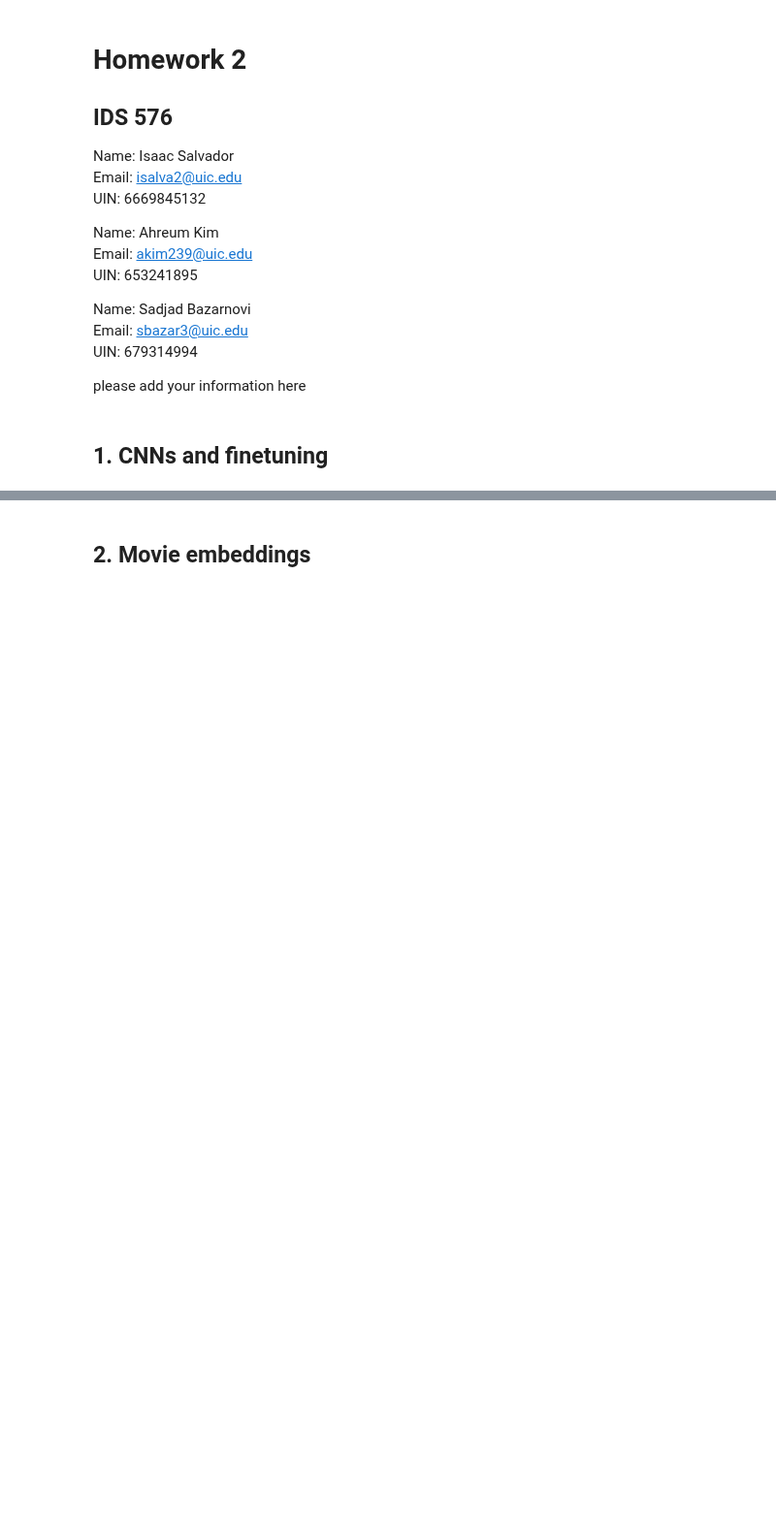
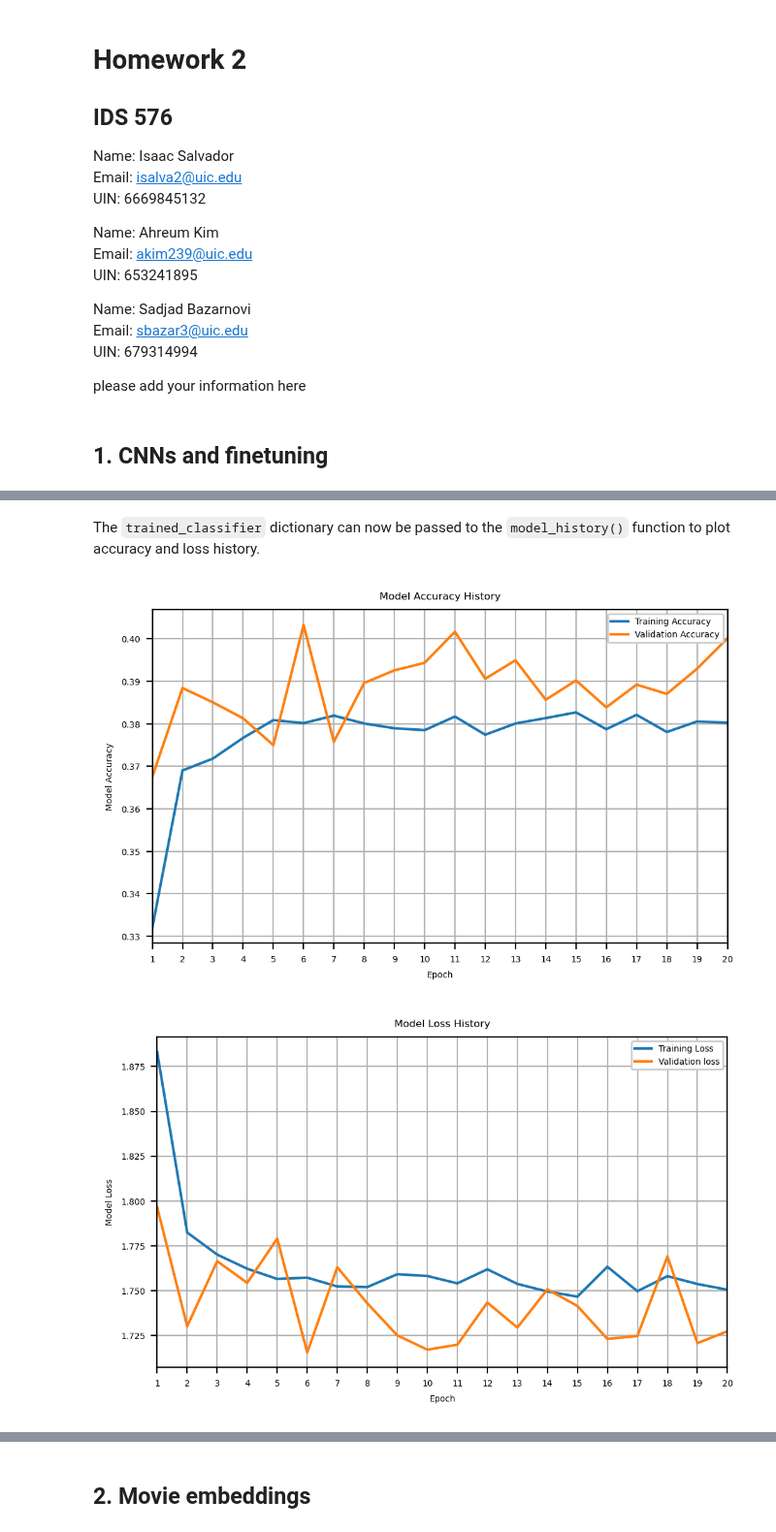
Before and after one commit to Team4IDS576/homework-assignments, a Jupyter notebook: Homework_2.ipynb, the cells around one changed output, grey strips where cells are left out. Shown at 97% size. Saved outputs shown, nothing was run; the diff lists cells and outputs as text; code cells hidden in the pictures; blank space fills up the shorter version.

```diff
--- a/Homework_2.ipynb
+++ b/Homework_2.ipynb
@@ -20,0 +264,3 @@ please add your information here
+# %%
+trained_classifier = train_model(resnet18_based, criterion,
+                                 optimizer, train_loader, val_loader, num_epochs=20)
@@ -20,0 +314,60 @@ please add your information here
+# %% [markdown]
+The `trained_classifier` dictionary can now be passed to the `model_history()` function to plot accuracy and loss history.
+# %%
+# create function to show model training accuracy and loss history
+def model_history(history):
+        # plot training history
+        fig, ax = plt.subplots(figsize=(6,3.5), dpi=200)
+
+        ax.plot(range(1,len(history['train accuracy'])+1),
+                history['train accuracy'],
+                label = r'Training Accuracy',
+                #marker = 'o',
+                markersize = 4)
+
+        ax.plot(range(1, len(history["validation accuracy"])+1),
+                history['validation accuracy'],
+                label = r'Validation Accuracy',
+                #marker = 'o',
+                markersize = 4)
+
+        ax.set_title("Model Accuracy History")
+        ax.set_xlabel('Epoch')
+        ax.set_ylabel('Model Accuracy')
+        ax.set_xlim(1, len(history["train accuracy"]))
+        ax.set_xticks(list(range(1,len(history["train accuracy"])+1)))
+        ax.legend()
+        ax.legend().get_frame().set_alpha(1.0)
+
+        ax.grid(True)
+
+        # plot loss history
+        fig, ax = plt.subplots(figsize=(6,3.5), dpi=200)
+
+        ax.plot(range(1,len(history['train loss'])+1),
+                history['train loss'],
+                label = r'Training Loss',
+                #marker = 'o',
+                markersize = 4)
+
+        ax.plot(range(1, len(history["validation loss"])+1),
+                history['validation loss'],
+                label = r'Validation loss',
+                #marker = 'o',
+                markersize = 4)
+
+        ax.set_title("Model Loss History")
+        ax.set_xlabel('Epoch')
+        ax.set_ylabel('Model Loss')
+        ax.set_xlim(1, len(history["train loss"]))
+        ax.set_xticks(list(range(1,len(history["train loss"])+1)))
+        ax.legend()
+        ax.legend().get_frame().set_alpha(1.0)
+
+        ax.grid(True)
+
+# plot training history using the function
+model_history(trained_classifier)
+# %% [output]
+[figure, added]
+[figure, added]
```
Also changed, not shown: parts of 28 cells of this notebook.
